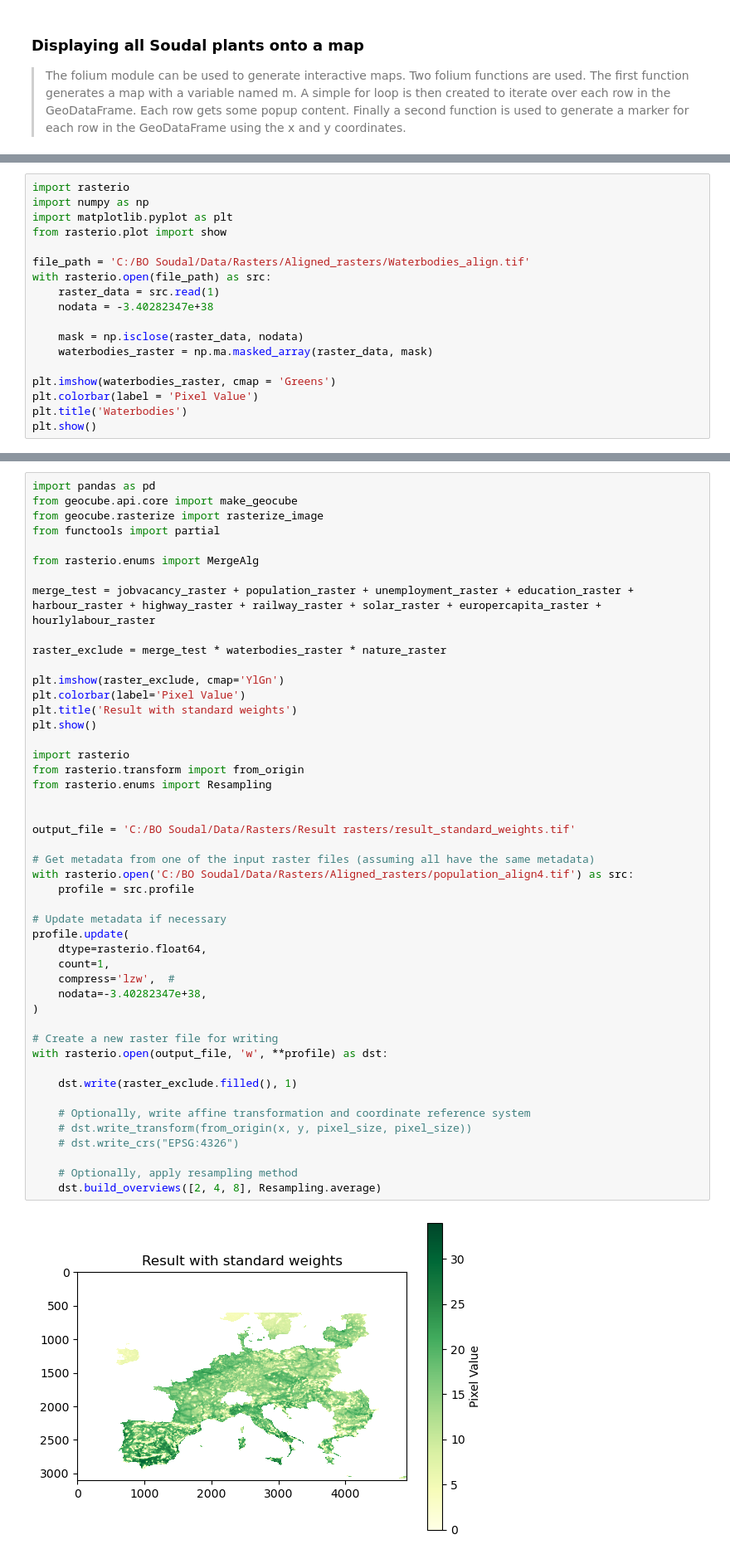
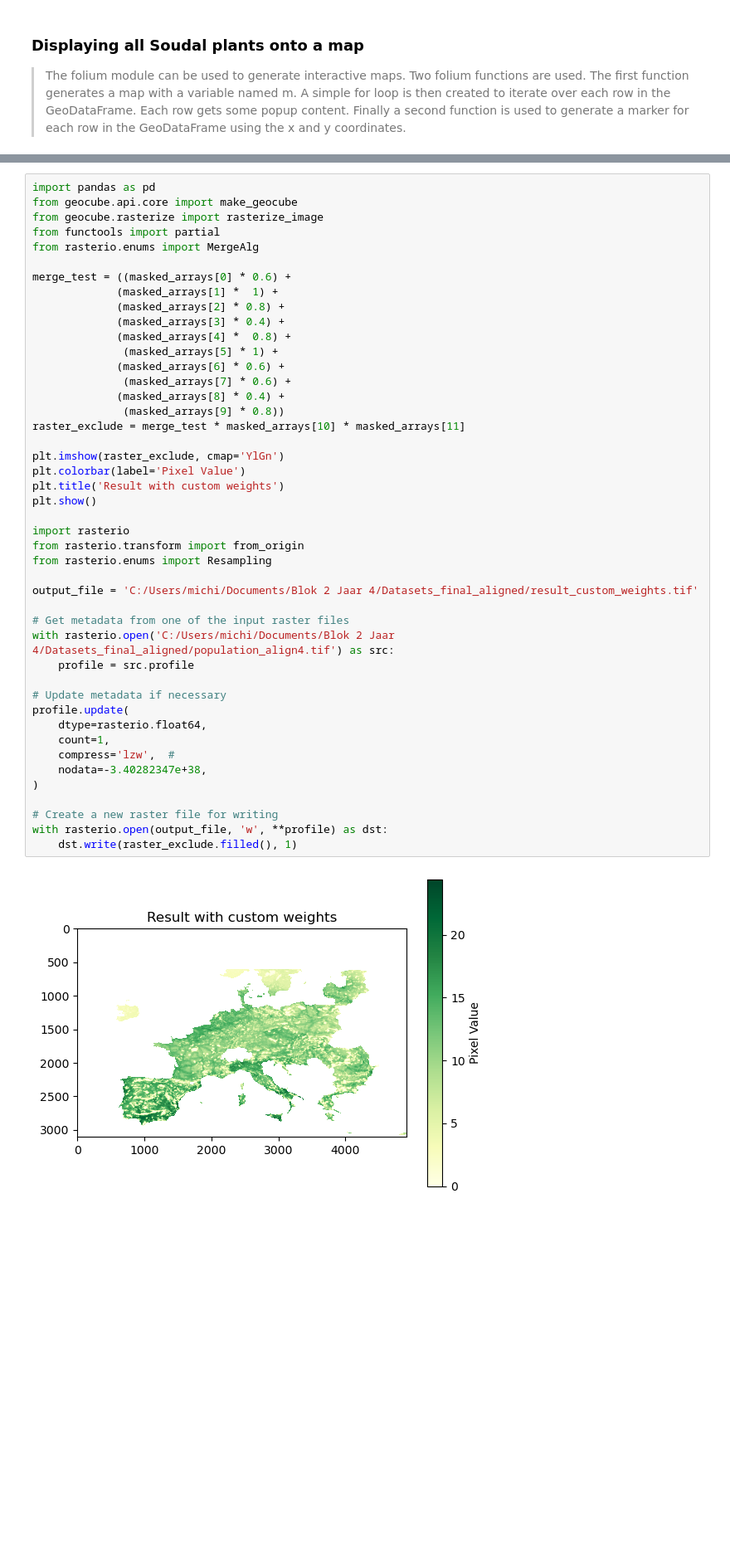
Before and after one commit to Michieldb02/BOSoudal-script, a Jupyter notebook: BOSoudal.ipynb, the cells around one changed output, grey strips where cells are left out. Shown at 83% size. Saved outputs shown, nothing was run; the diff lists cells and outputs as text; blank space fills up the shorter version.

```diff
--- a/BOSoudal.ipynb
+++ b/BOSoudal.ipynb
@@ -337,18 +95,0 @@ plt.show()
-# %%
-import rasterio
-import numpy as np
-import matplotlib.pyplot as plt
-from rasterio.plot import show
-
-file_path = 'C:/BO Soudal/Data/Rasters/Aligned_rasters/Waterbodies_align.tif'
-with rasterio.open(file_path) as src:
-    raster_data = src.read(1)
-    nodata = -3.40282347e+38
-
-    mask = np.isclose(raster_data, nodata)
-    waterbodies_raster = np.ma.masked_array(raster_data, mask)
-
-plt.imshow(waterbodies_raster, cmap = 'Greens')
-plt.colorbar(label = 'Pixel Value')
-plt.title('Waterbodies')
-plt.show()
@@ -358,48 +160,46 @@ plt.show()
 import pandas as pd
 from geocube.api.core import make_geocube
 from geocube.rasterize import rasterize_image
 from functools import partial
-
 from rasterio.enums import MergeAlg
 
-merge_test = jobvacancy_raster + population_raster + unemployment_raster + education_raster + harbour_raster + highway_raster + railway_raster + solar_raster + europercapita_raster + hourlylabour_raster
-
-raster_exclude = merge_test * waterbodies_raster * nature_raster
+merge_test = ((masked_arrays[0] * 0.6) +
+             (masked_arrays[1] *  1) +
+             (masked_arrays[2] * 0.8) +
+             (masked_arrays[3] * 0.4) +
+             (masked_arrays[4] *  0.8) +
+              (masked_arrays[5] * 1) +
+             (masked_arrays[6] * 0.6) +
+              (masked_arrays[7] * 0.6) +
+             (masked_arrays[8] * 0.4) +
+              (masked_arrays[9] * 0.8))
+raster_exclude = merge_test * masked_arrays[10] * masked_arrays[11]
 
 plt.imshow(raster_exclude, cmap='YlGn')
 plt.colorbar(label='Pixel Value')
-plt.title('Result with standard weights')
+plt.title('Result with custom weights')
 plt.show()
 
 import rasterio
 from rasterio.transform import from_origin
 from rasterio.enums import Resampling
 
+output_file = 'C:/Users/michi/Documents/Blok 2 Jaar 4/Datasets_final_aligned/result_custom_weights.tif'
 
-output_file = 'C:/BO Soudal/Data/Rasters/Result rasters/result_standard_weights.tif'
-
-# Get metadata from one of the input raster files (assuming all have the same metadata)
-with rasterio.open('C:/BO Soudal/Data/Rasters/Aligned_rasters/population_align4.tif') as src:
+# Get metadata from one of the input raster files
+with rasterio.open('C:/Users/michi/Documents/Blok 2 Jaar 4/Datasets_final_aligned/population_align4.tif') as src:
     profile = src.profile
 
 # Update metadata if necessary
 profile.update(
     dtype=rasterio.float64,
     count=1,
     compress='lzw',  #
     nodata=-3.40282347e+38,
 )
 
 # Create a new raster file for writing
 with rasterio.open(output_file, 'w', **profile) as dst:
-
     dst.write(raster_exclude.filled(), 1)
-
-    # Optionally, write affine transformation and coordinate reference system
-    # dst.write_transform(from_origin(x, y, pixel_size, pixel_size))
-    # dst.write_crs("EPSG:4326")
-
-    # Optionally, apply resampling method
-    dst.build_overviews([2, 4, 8], Resampling.average)
 # %% [output]
-[figure, old version]
+[figure, new version]
```
Also changed, not shown: parts of 20 cells of this notebook.
